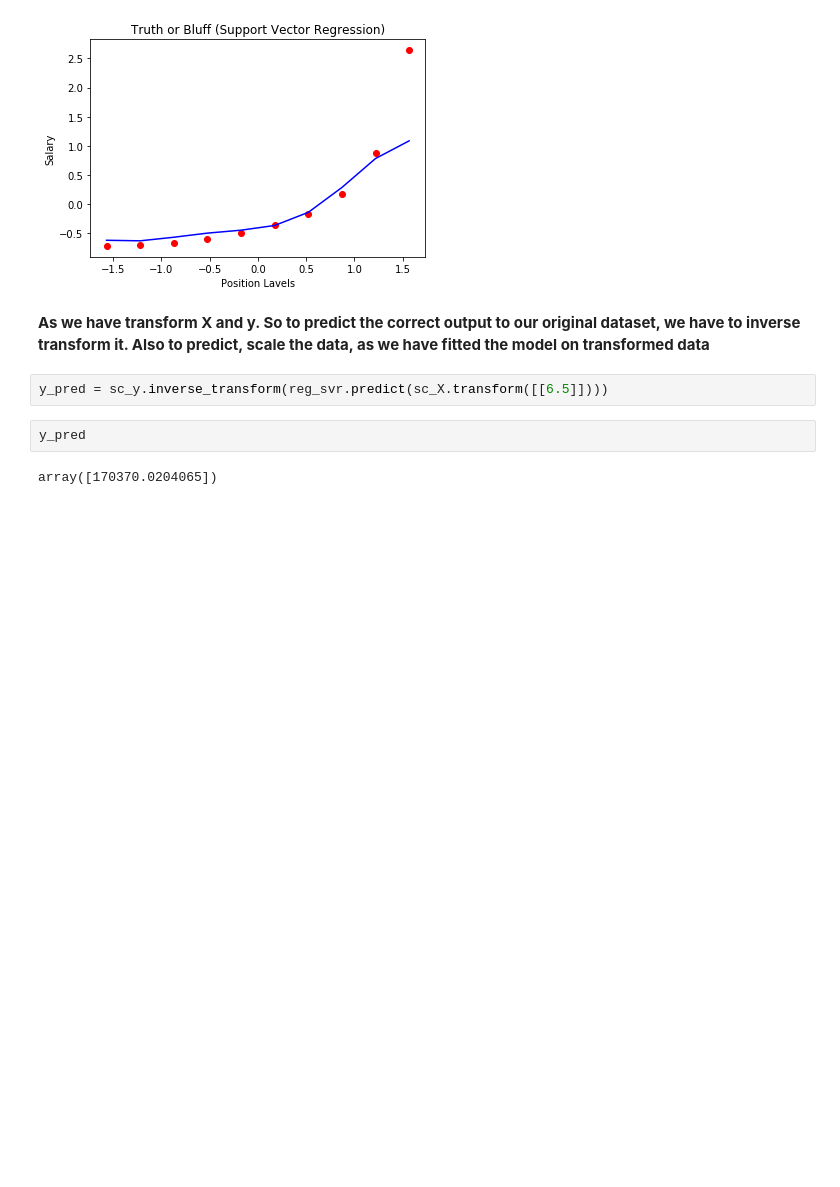
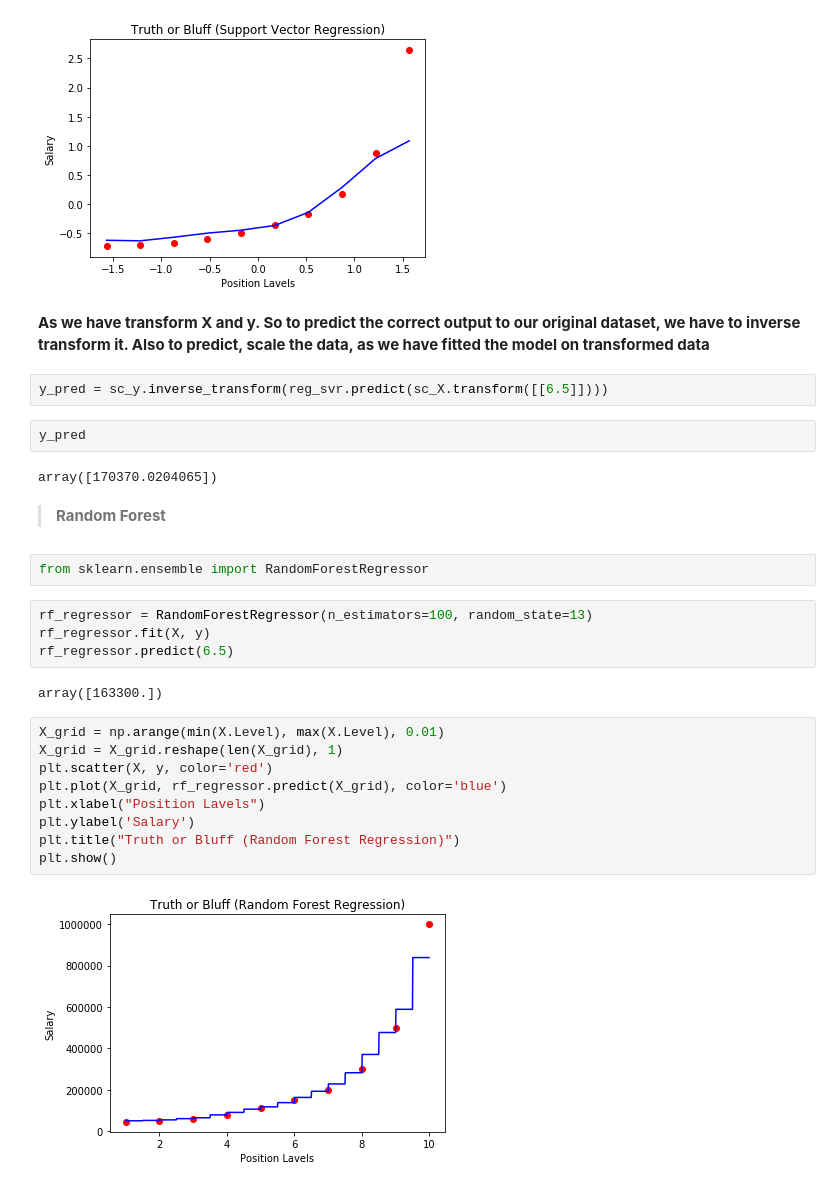
Before and after one commit to mayurandhare13/Machine-Learning, a Jupyter notebook: Polynomial Regression.ipynb, the cells around one changed output. Saved outputs shown, nothing was run; the diff lists cells and outputs as text; blank space fills up the shorter version.

Commit message:
added Random Forest Regressor

```diff
--- a/Polynomial Regression.ipynb
+++ b/Polynomial Regression.ipynb
@@ -127,3 +127,24 @@ y_pred = sc_y.inverse_transform(reg_svr.predict(sc_X.transform([[6.5]])))
 y_pred
 # %% [output]
 array([170370.0204065])
+# %% [markdown]
+> __Random Forest__
+# %%
+from sklearn.ensemble import RandomForestRegressor
+# %%
+rf_regressor = RandomForestRegressor(n_estimators=100, random_state=13)
+rf_regressor.fit(X, y)
+rf_regressor.predict(6.5)
+# %% [output]
+array([163300.])
+# %%
+X_grid = np.arange(min(X.Level), max(X.Level), 0.01)
+X_grid = X_grid.reshape(len(X_grid), 1)
+plt.scatter(X, y, color='red')
+plt.plot(X_grid, rf_regressor.predict(X_grid), color='blue')
+plt.xlabel("Position Lavels")
+plt.ylabel('Salary')
+plt.title("Truth or Bluff (Random Forest Regression)")
+plt.show()
+# %% [output]
+[figure, added]
```
Also changed, not shown: parts of 4 cells of this notebook.
